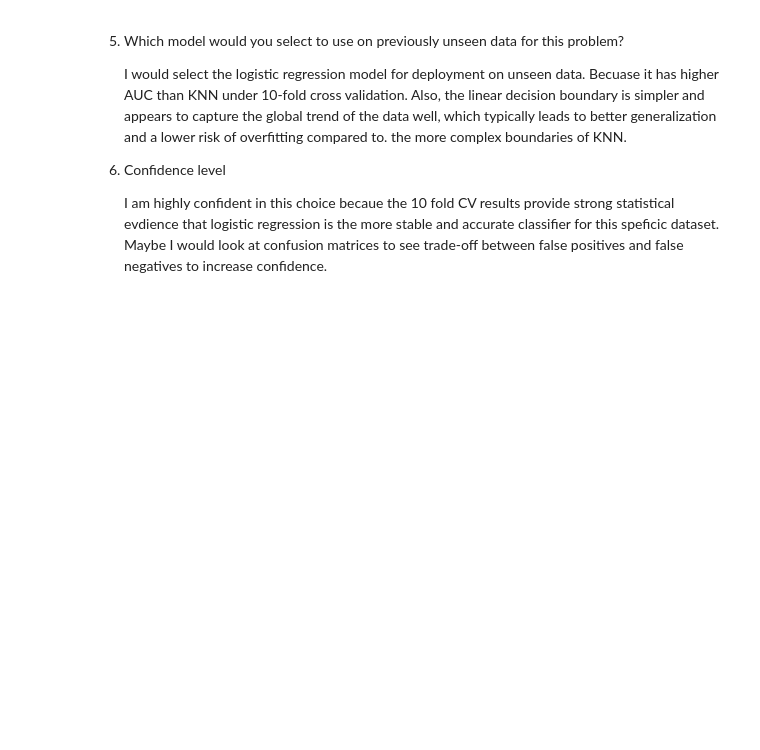
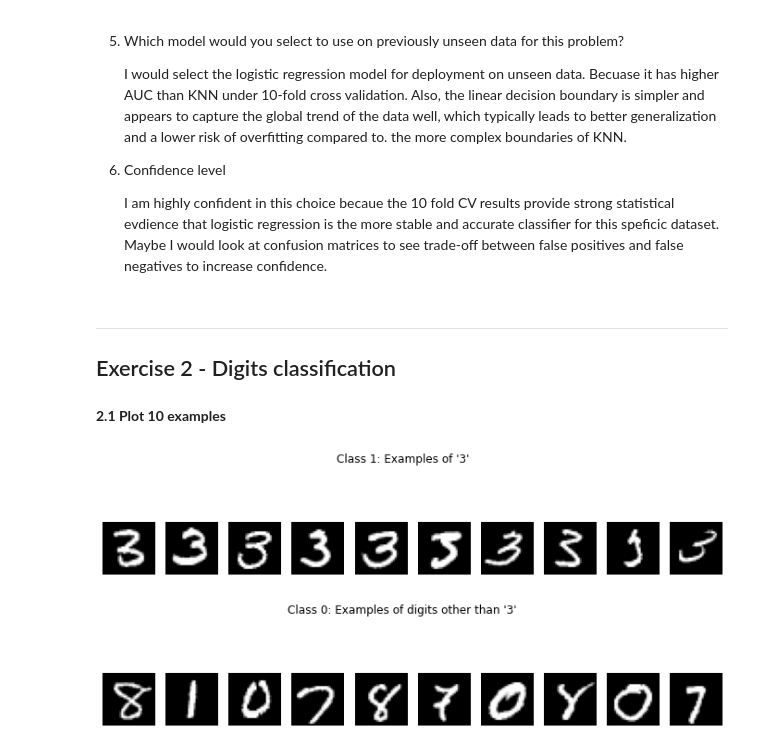
Before and after one commit to edwall201/Machine-Learning-26-Spring, a Jupyter notebook: assign3/assign3.ipynb, the cells around one changed output. Saved outputs shown, nothing was run; the diff lists cells and outputs as text; code cells hidden in the pictures; blank space fills up the shorter version.

```diff
--- a/assign3/assign3.ipynb
+++ b/assign3/assign3.ipynb
@@ -407,3 +407,8 @@ plt.show()
 6. Confidence level
 
     I am highly confident in this choice becaue the 10 fold CV results provide strong statistical evdience that logistic regression is the more stable and accurate classifier for this speficic dataset. Maybe I would look at confusion matrices to see trade-off between false positives and false negatives to increase confidence.
+# %% [markdown]
+---
+## Exercise 2 - Digits classification
+# %% [markdown]
+**2.1 Plot 10 examples**
@@ -409,0 +446,22 @@ plt.show()
+# %%
+def plot_examples(X, y, target_class, title):
+    # Find indices where the label matches our target class (0 or 1)
+    indices = np.where(y == target_class)[0][:10]
+
+    plt.figure(figsize=(12, 3))
+    for i, idx in enumerate(indices):
+        plt.subplot(1, 10, i + 1)
+        # Reshape the flat 784 array back to 28x28 for plotting
+        plt.imshow(X[idx].reshape(28, 28), cmap='gray')
+        plt.axis('off')
+    plt.suptitle(title)
+    plt.show()
+
+# plot 10 example of 3
+plot_examples(X_train, y_train, target_class=1, title="Class 1: Examples of '3'")
+
+# Plot 10 examples of not 3
+plot_examples(X_train, y_train, target_class=0, title="Class 0: Examples of digits other than '3'")
+# %% [output]
+[figure, added]
+[figure, added]
```
Also changed, not shown: parts of 4 cells of this notebook, 1 other file.
